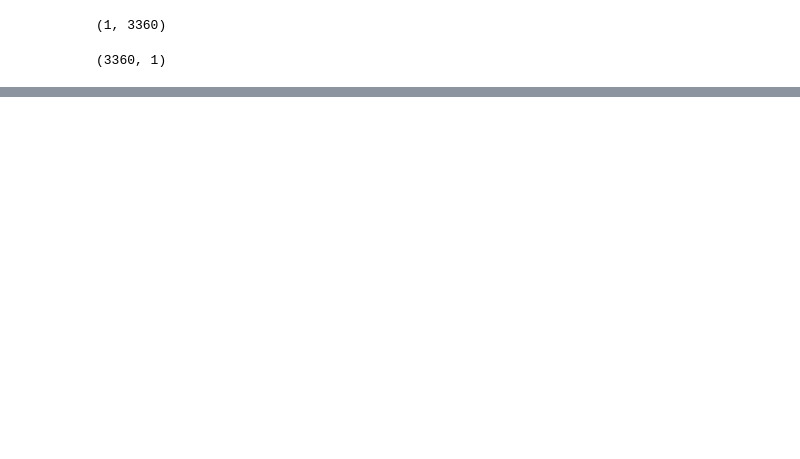
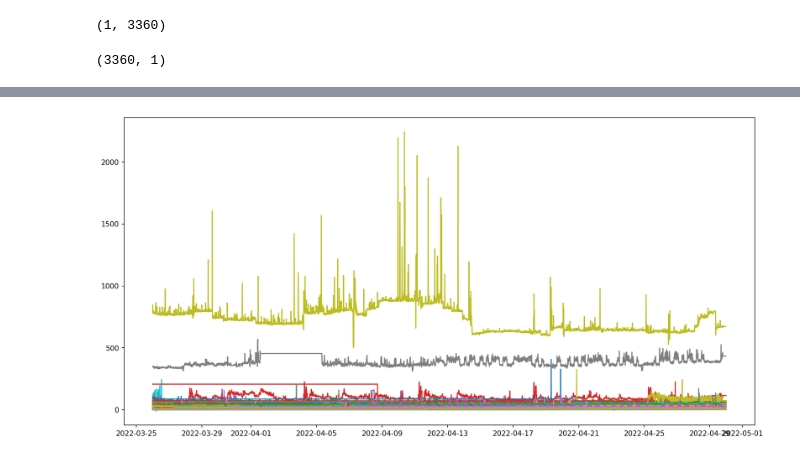
Before and after one commit to Anxhela21/acm-data-project, a Jupyter notebook: metric_preprocessing.ipynb, the cells around one changed output, grey strips where cells are left out. Saved outputs shown, nothing was run; the diff lists cells and outputs as text; code cells hidden in the pictures; blank space fills up the shorter version.

```diff
--- a/metric_preprocessing.ipynb
+++ b/metric_preprocessing.ipynb
@@ -270,0 +364,7 @@ L = (df_copy.set_index(['cluster_id',g])
+# %%
+plt.figure(figsize=(16, 8), dpi=150)
+for cluster_id, df in hub_cluster_full_data.groupby('cluster_id'):
+    plt.plot(df['timestamp'],df['cpu_usage'],label='line')
+plt.show()
+# %% [output]
+[figure, added]
```
Also changed, not shown: parts of 44 cells of this notebook, 1 other file.
